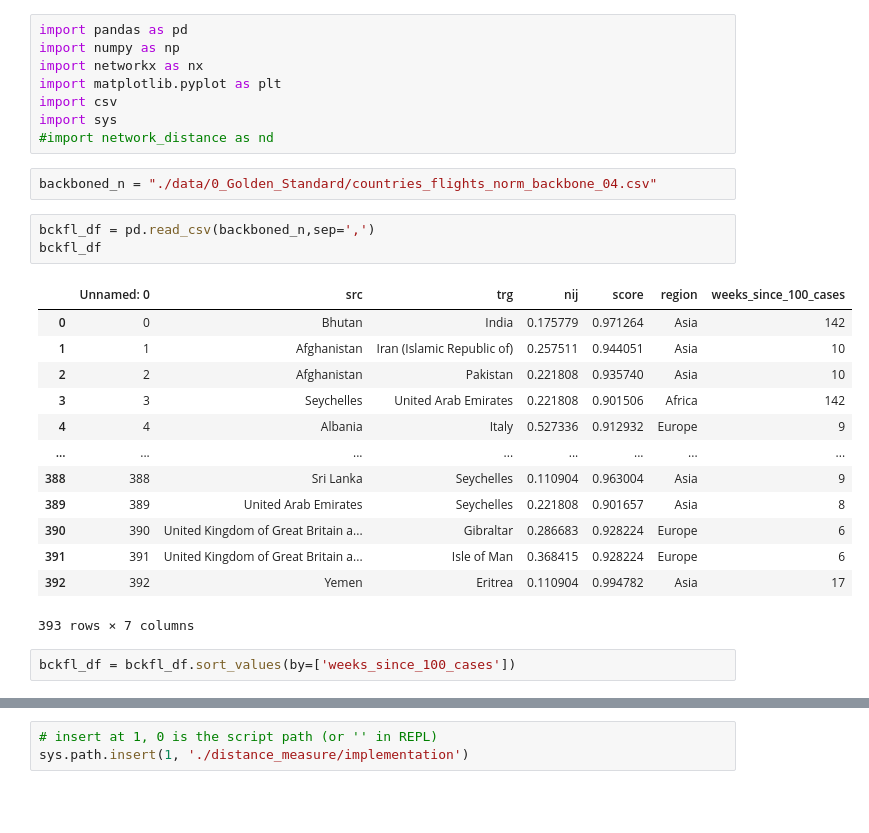
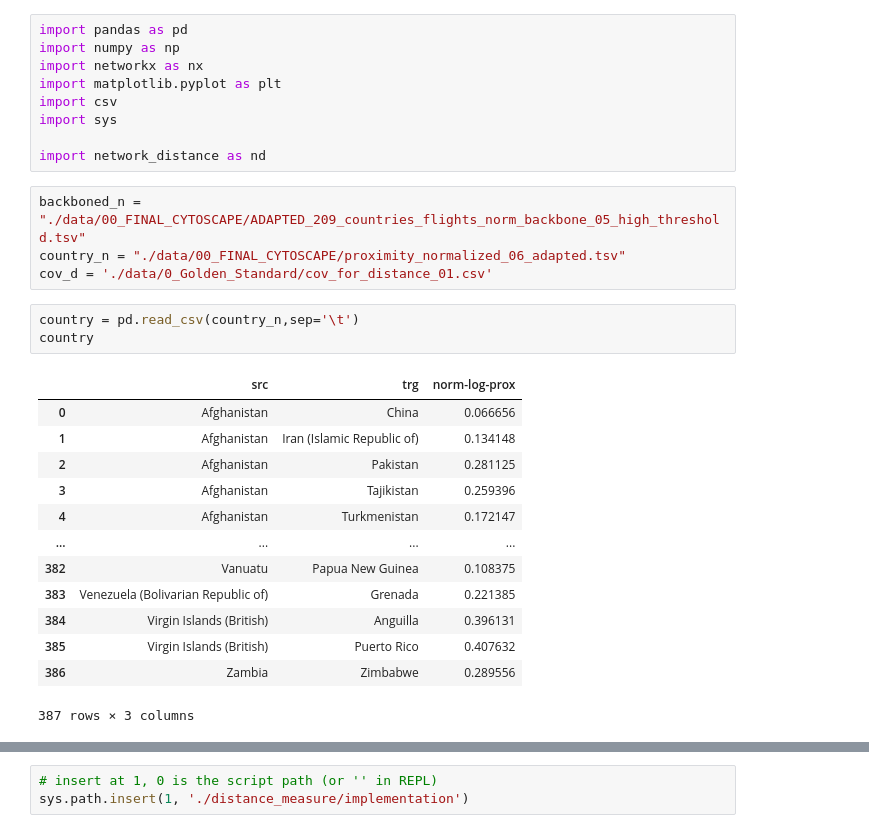
Before and after one commit to jcllobet/MasterThesis, a Jupyter notebook: Distance_Measure_Script.ipynb, the cells around one changed output, grey strips where cells are left out. Saved outputs shown, nothing was run; the diff lists cells and outputs as text; blank space fills up the shorter version.

Commit message:
distance is working

```diff
--- a/Distance_Measure_Script.ipynb
+++ b/Distance_Measure_Script.ipynb
@@ -5,25 +5,26 @@ import networkx as nx
 import matplotlib.pyplot as plt
 import csv
 import sys
-#import network_distance as nd
+
+import network_distance as nd
-# %%
-backboned_n = "./data/0_Golden_Standard/countries_flights_norm_backbone_04.csv"
+# %%
+backboned_n = "./data/00_FINAL_CYTOSCAPE/ADAPTED_209_countries_flights_norm_backbone_05_high_threshold.tsv"
+country_n = "./data/00_FINAL_CYTOSCAPE/proximity_normalized_06_adapted.tsv"
+cov_d = './data/0_Golden_Standard/cov_for_distance_01.csv'
 # %%
-bckfl_df = pd.read_csv(backboned_n,sep=',')
-bckfl_df
+country = pd.read_csv(country_n,sep='\t')
+country
 # %% [output]
-|  | Unnamed: 0 | src | trg | nij | score | region | weeks_since_100_cases |
-| 0 | 0 | Bhutan | India | 0.175779 | 0.971264 | Asia | 142 |
-| 1 | 1 | Afghanistan | Iran (Islamic Republic of) | 0.257511 | 0.944051 | Asia | 10 |
-| 2 | 2 | Afghanistan | Pakistan | 0.221808 | 0.935740 | Asia | 10 |
-| 3 | 3 | Seychelles | United Arab Emirates | 0.221808 | 0.901506 | Africa | 142 |
-| 4 | 4 | Albania | Italy | 0.527336 | 0.912932 | Europe | 9 |
-| ... | ... | ... | ... | ... | ... | ... | ... |
-| 388 | 388 | Sri Lanka | Seychelles | 0.110904 | 0.963004 | Asia | 9 |
-| 389 | 389 | United Arab Emirates | Seychelles | 0.221808 | 0.901657 | Asia | 8 |
-| 390 | 390 | United Kingdom of Great Britain a... | Gibraltar | 0.286683 | 0.928224 | Europe | 6 |
-| 391 | 391 | United Kingdom of Great Britain a... | Isle of Man | 0.368415 | 0.928224 | Europe | 6 |
-| 392 | 392 | Yemen | Eritrea | 0.110904 | 0.994782 | Asia | 17 |
+|  | src | trg | norm-log-prox |
+| 0 | Afghanistan | China | 0.066656 |
+| 1 | Afghanistan | Iran (Islamic Republic of) | 0.134148 |
+| 2 | Afghanistan | Pakistan | 0.281125 |
+| 3 | Afghanistan | Tajikistan | 0.259396 |
+| 4 | Afghanistan | Turkmenistan | 0.172147 |
+| ... | ... | ... | ... |
+| 382 | Vanuatu | Papua New Guinea | 0.108375 |
+| 383 | Venezuela (Bolivarian Republic of) | Grenada | 0.221385 |
+| 384 | Virgin Islands (British) | Anguilla | 0.396131 |
+| 385 | Virgin Islands (British) | Puerto Rico | 0.407632 |
+| 386 | Zambia | Zimbabwe | 0.289556 |
-393 rows × 7 columns
+387 rows × 3 columns
-# %%
-bckfl_df = bckfl_df.sort_values(by=['weeks_since_100_cases'])
```
Also changed, not shown: parts of 14 cells of this notebook, 5 other files.
